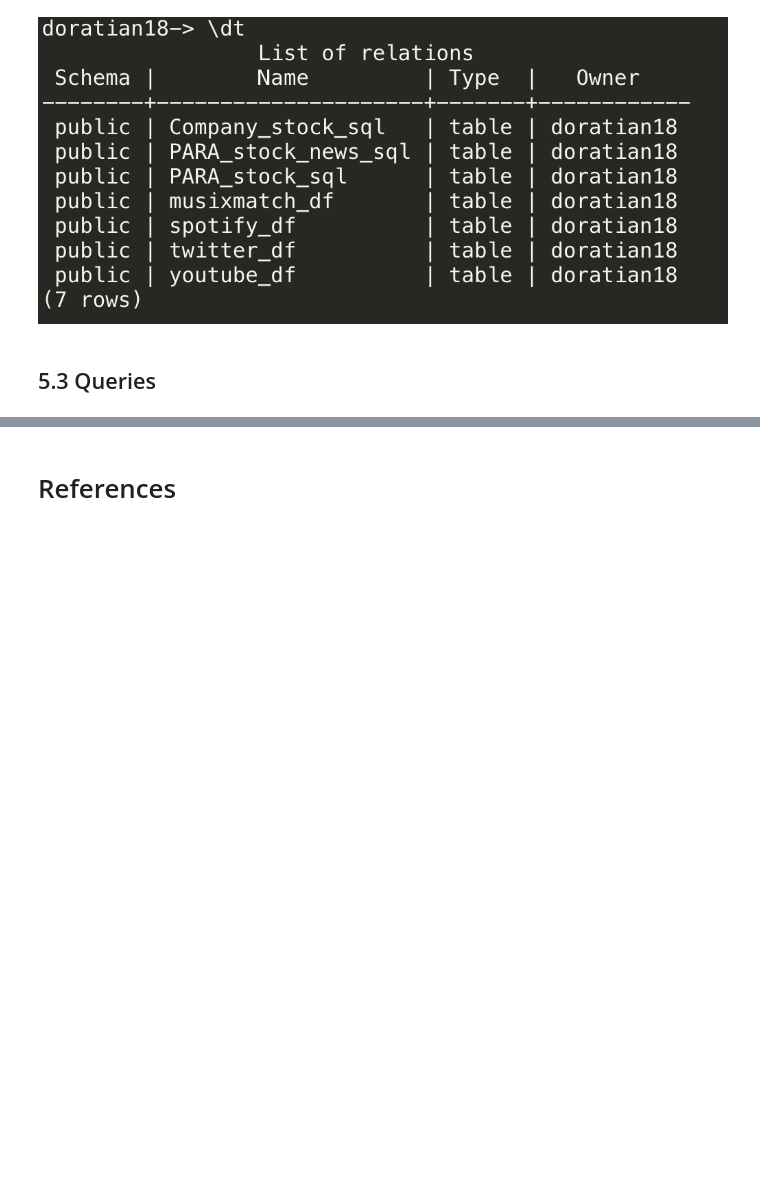
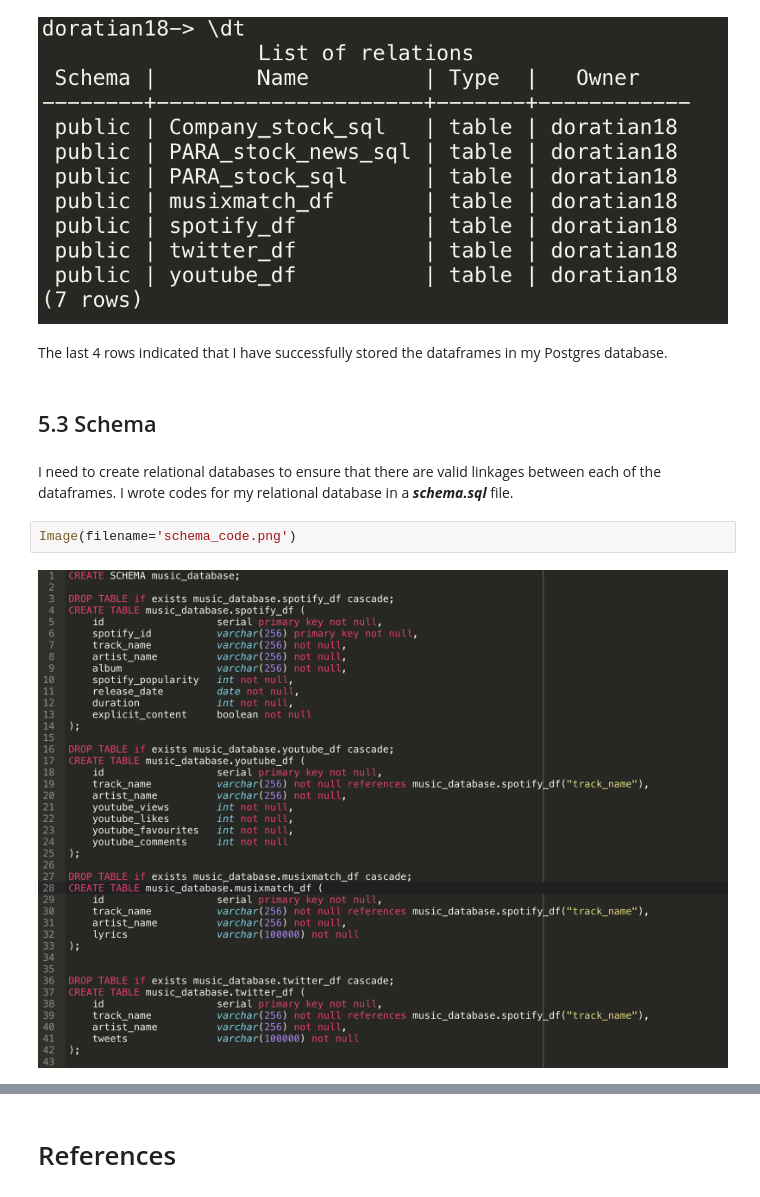
Before and after one commit to doratian99/MSIN0166-DE-Individual-Project, a Jupyter notebook: Data Collection/Notebook.ipynb, the cells around one changed output, grey strips where cells are left out. Saved outputs shown, nothing was run; the diff lists cells and outputs as text; blank space fills up the shorter version.

```diff
--- a/Data Collection/Notebook.ipynb
+++ b/Data Collection/Notebook.ipynb
@@ -1190,5 +1226,13 @@ twitter_df.to_sql('twitter_df', con=db_engine, index=1, if_exists='replace')
 Image(filename='database_table.png')
 # %% [output]
 [figure]
+# %% [markdown]
+The last 4 rows indicated that I have successfully stored the dataframes in my Postgres database.
 # %% [markdown]
-## 5.3 Queries
+## 5.3 Schema
+# %% [markdown]
+I need to create relational databases to ensure that there are valid linkages between each of the dataframes. I wrote codes for my relational database in a ***schema.sql*** file.
+# %%
+Image(filename='schema_code.png')
+# %% [output]
+[figure, added]
```
Also changed, not shown: parts of 35 cells of this notebook, 3 other files.
